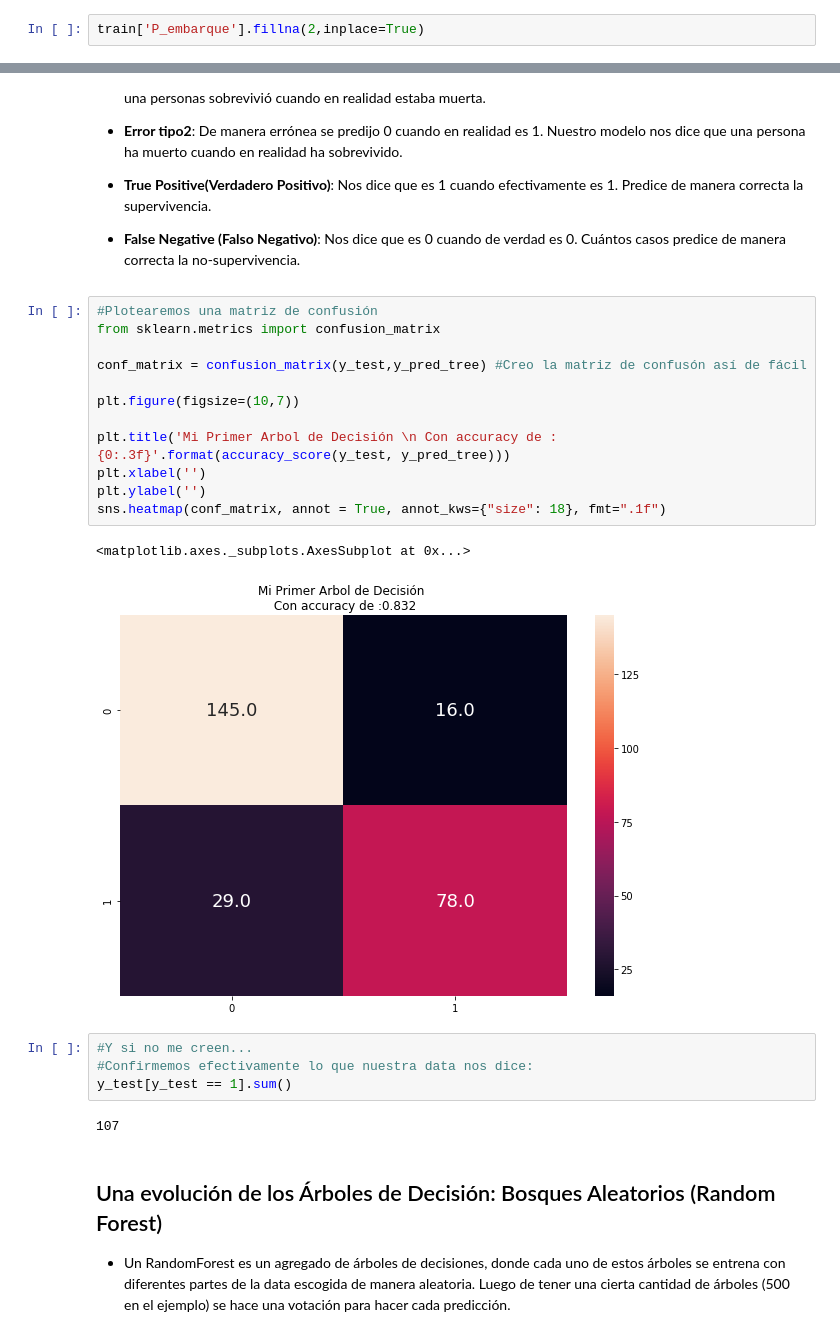
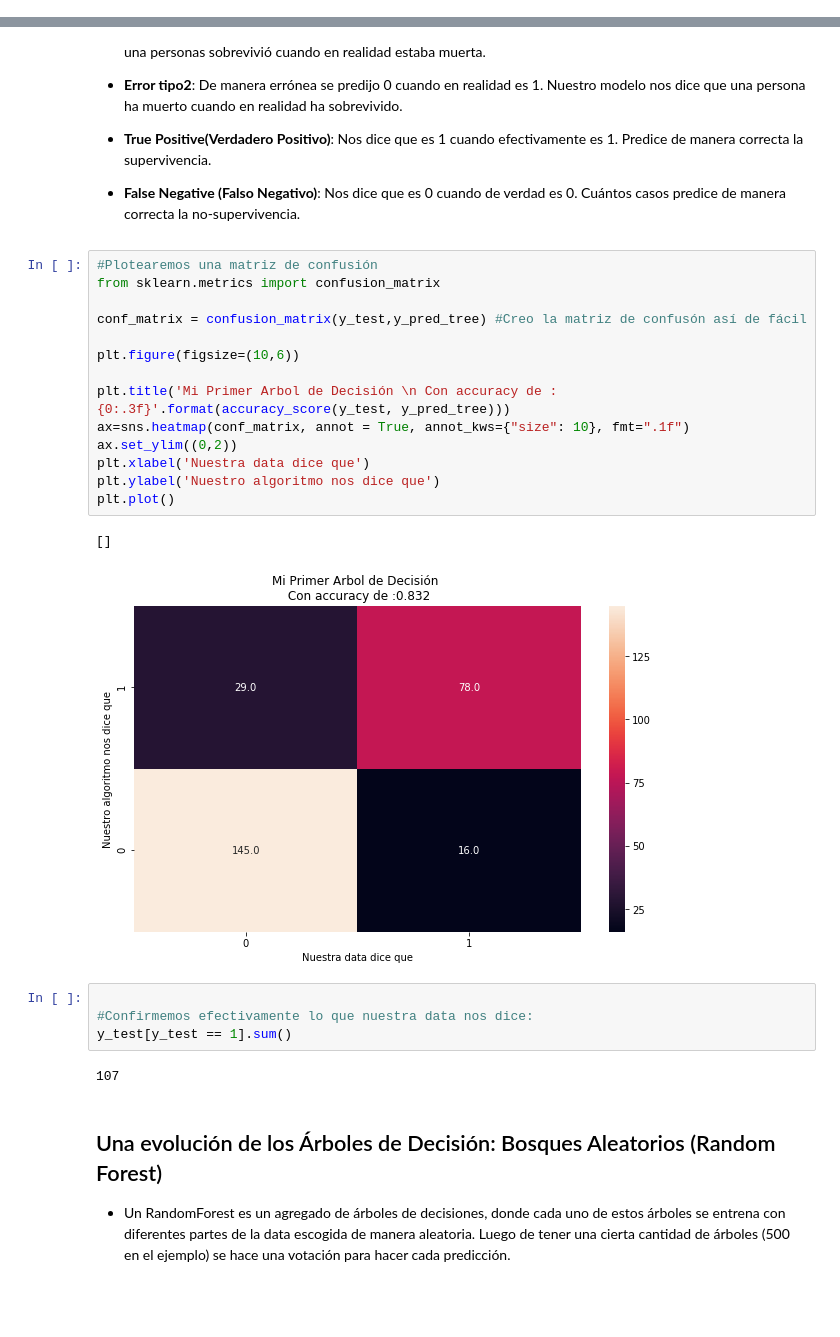
Before and after one commit to rcrdoh/Clases_DataScience, a Jupyter notebook: TitanicNotebook/Titanic_parte_02_Machine_Learning.ipynb, the cells around one changed output, grey strips where cells are left out. Drawn from its saved outputs; the diff is of its cells as text; blank space fills up the shorter version.

```diff
--- a/TitanicNotebook/Titanic_parte_02_Machine_Learning.ipynb
+++ b/TitanicNotebook/Titanic_parte_02_Machine_Learning.ipynb
@@ -39,8 +11,6 @@ warnings.filterwarnings('ignore')
 # %%
 import dill
 dill.load_session('Titanic01.db')
-# %%
-train['P_embarque'].fillna(2,inplace=True)
 # %%
 ms.matrix(train)
 # %% [output]
@@ -347,20 +293,22 @@ Cuenta el número de veces en que las predicciones hechas caen en **error tipo 1
 # %%
 #Plotearemos una matriz de confusión
 from sklearn.metrics import confusion_matrix
 
 conf_matrix = confusion_matrix(y_test,y_pred_tree) #Creo la matriz de confusón así de fácil
 
-plt.figure(figsize=(10,7))
+plt.figure(figsize=(10,6))
 
 plt.title('Mi Primer Arbol de Decisión \n Con accuracy de :{0:.3f}'.format(accuracy_score(y_test, y_pred_tree)))
-plt.xlabel('')
-plt.ylabel('')
-sns.heatmap(conf_matrix, annot = True, annot_kws={"size": 18}, fmt=".1f")
+ax=sns.heatmap(conf_matrix, annot = True, annot_kws={"size": 10}, fmt=".1f")
+ax.set_ylim((0,2))
+plt.xlabel('Nuestra data dice que')
+plt.ylabel('Nuestro algoritmo nos dice que')
+plt.plot()
 # %% [output]
-<matplotlib.axes._subplots.AxesSubplot at 0x...>
+[]
-[figure, old version]
+[figure, new version]
 # %%
-#Y si no me creen...
+
 #Confirmemos efectivamente lo que nuestra data nos dice:
 y_test[y_test == 1].sum()
 # %% [output]
```
Also changed, not shown: parts of 22 cells of this notebook.
